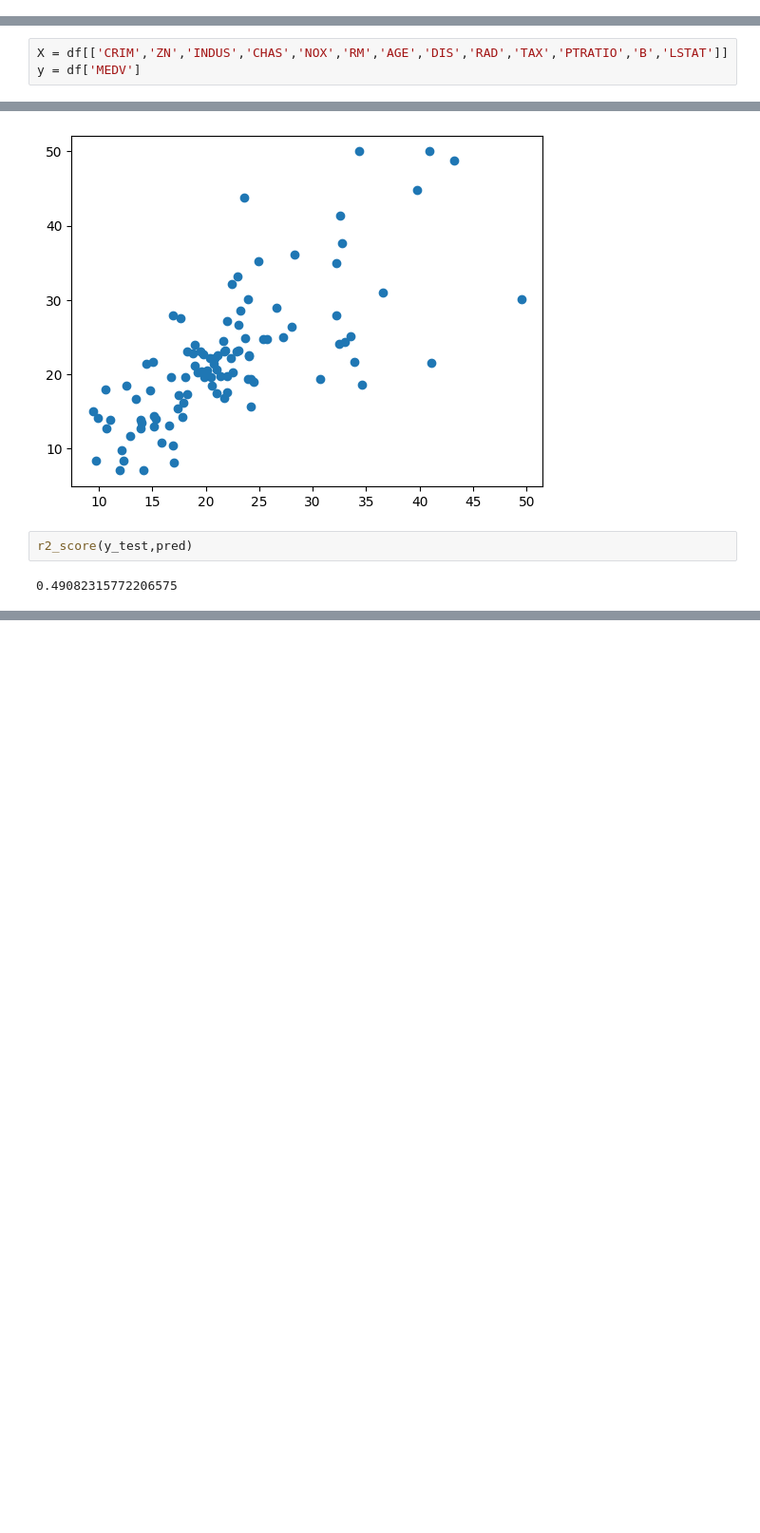
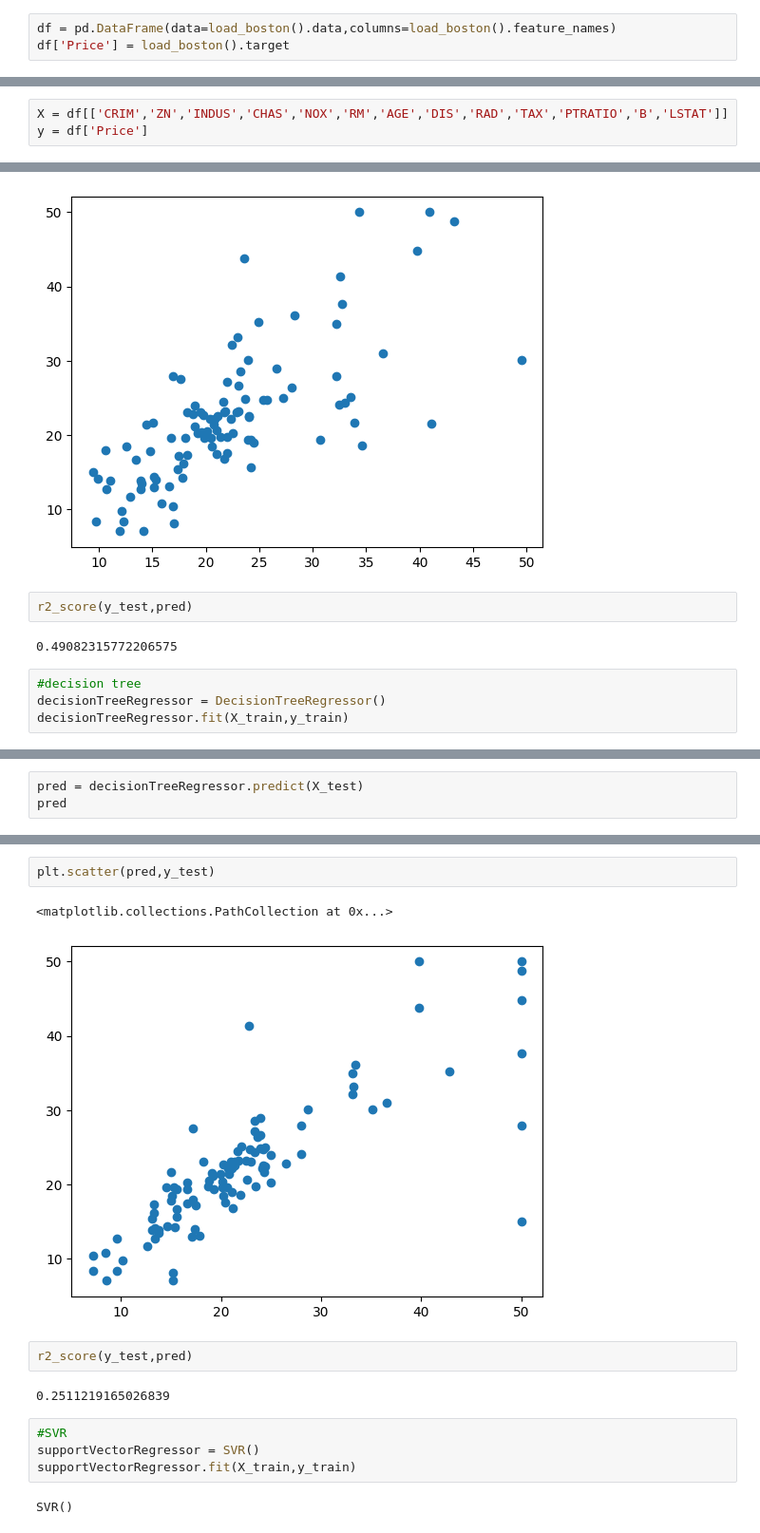
Before and after one commit to sanjayan1734/19CSE305-Sem-V-term-project, a Jupyter notebook: main.ipynb, the cells around one changed output, grey strips where cells are left out. Shown: that part at 95% size. Saved outputs shown, nothing was run; the diff lists cells and outputs as text; blank space fills up the shorter version.

```diff
--- a/main.ipynb
+++ b/main.ipynb
@@ -35,0 +51,3 @@ df['MEDV'] = boston.target
+# %%
+df = pd.DataFrame(data=load_boston().data,columns=load_boston().feature_names)
+df['Price'] = load_boston().target
@@ -82,6 +94,6 @@ dtype: int64
 # %%
 X = df[['CRIM','ZN','INDUS','CHAS','NOX','RM','AGE','DIS','RAD','TAX','PTRATIO','B','LSTAT']]
-y = df['MEDV']
+y = df['Price']
 # %%
 X_train,X_test,y_train,y_test = train_test_split(X,y,random_state=5,train_size=0.8)
 # %%
@@ -139,3 +151,7 @@ plt.scatter(pred,y_test)
 r2_score(y_test,pred)
 # %% [output]
 0.49082315772206575
+# %%
+#decision tree
+decisionTreeRegressor = DecisionTreeRegressor()
+decisionTreeRegressor.fit(X_train,y_train)
@@ -141,0 +160,3 @@ r2_score(y_test,pred)
+# %%
+pred = decisionTreeRegressor.predict(X_test)
+pred
@@ -141,0 +198,15 @@ r2_score(y_test,pred)
+# %%
+plt.scatter(pred,y_test)
+# %% [output]
+<matplotlib.collections.PathCollection at 0x...>
+[figure, added]
+# %%
+r2_score(y_test,pred)
+# %% [output]
+0.2511219165026839
+# %%
+#SVR
+supportVectorRegressor = SVR()
+supportVectorRegressor.fit(X_train,y_train)
+# %% [output]
+SVR()
```
Also changed, not shown: parts of 13 cells of this notebook, 1 other file.
